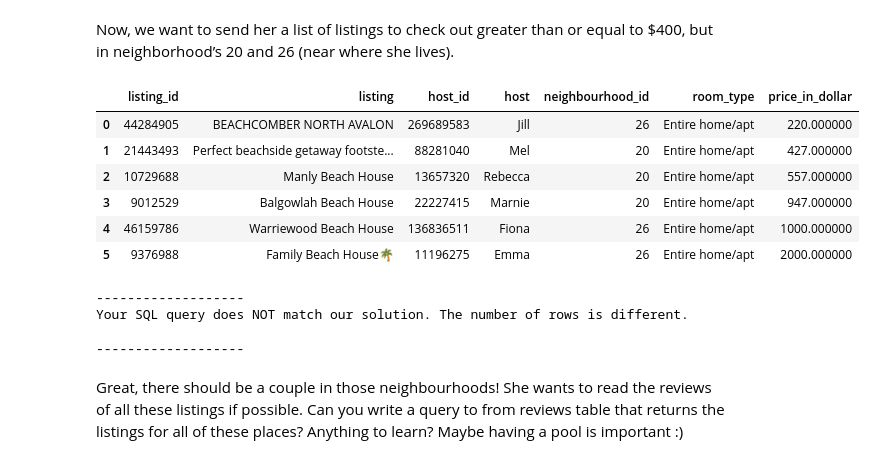
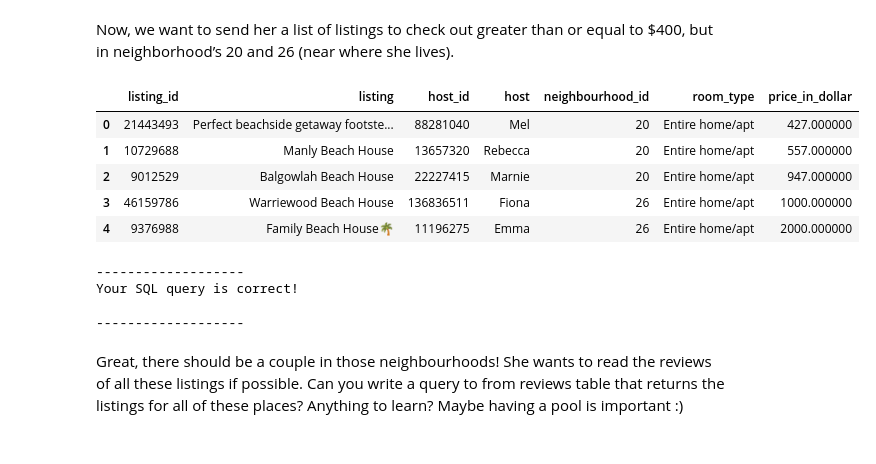
Before and after one commit to siddiq93/Excel-work, a Jupyter notebook: Siddiq_Khan_Week_1_Project_SQLCC.ipynb, the cells around one changed output. Cells and saved outputs as stored; diff of their text form; code cells hidden in the pictures.

```diff
--- a/Siddiq_Khan_Week_1_Project_SQLCC.ipynb
+++ b/Siddiq_Khan_Week_1_Project_SQLCC.ipynb
@@ -577,30 +579,28 @@ Now, we want to send her a list of listings to check out greater than or equal t
 # %%
 ### Question: q1_2_10b
 # Instructions:
 # 1/ Fetch all columns from the listings table
 # 2/ Make sure you filter listings, having a price_in_dollar greater than or equal to than 400 dollars
 # 3/ Make sure you filter listings also on having neighbourhood_id 20 or 26
 # 4/ Make sure you order the list by price_in_dollar ascendingly
 
 # TO BE COMPLETED
 query = """
-SELECT * FROM listings WHERE price_in_dollar >= 400
-and neighbourhood_id = 20 or neighbourhood_id = 26
+SELECT * FROM listings WHERE price_in_dollar >= 400 AND neighbourhood_id in(20,26)
 ORDER BY price_in_dollar ASC;
 """
 
 run(query)
 check(q1_2_10b = query)
 # %% [output]
 |  | listing_id | listing | host_id | host | neighbourhood_id | room_type | price_in_dollar |
-| 0 | 44284905 | BEACHCOMBER NORTH AVALON | 269689583 | Jill | 26 | Entire home/apt | 220.000000 |
-| 1 | 21443493 | Perfect beachside getaway footste... | 88281040 | Mel | 20 | Entire home/apt | 427.000000 |
-| 2 | 10729688 | Manly Beach House | 13657320 | Rebecca | 20 | Entire home/apt | 557.000000 |
-| 3 | 9012529 | Balgowlah Beach House | 22227415 | Marnie | 20 | Entire home/apt | 947.000000 |
-| 4 | 46159786 | Warriewood Beach House | 136836511 | Fiona | 26 | Entire home/apt | 1000.000000 |
-| 5 | 9376988 | Family Beach House🌴 | 11196275 | Emma | 26 | Entire home/apt | 2000.000000 |
+| 0 | 21443493 | Perfect beachside getaway footste... | 88281040 | Mel | 20 | Entire home/apt | 427.000000 |
+| 1 | 10729688 | Manly Beach House | 13657320 | Rebecca | 20 | Entire home/apt | 557.000000 |
+| 2 | 9012529 | Balgowlah Beach House | 22227415 | Marnie | 20 | Entire home/apt | 947.000000 |
+| 3 | 46159786 | Warriewood Beach House | 136836511 | Fiona | 26 | Entire home/apt | 1000.000000 |
+| 4 | 9376988 | Family Beach House🌴 | 11196275 | Emma | 26 | Entire home/apt | 2000.000000 |
 -------------------
-Your SQL query does NOT match our solution. The number of rows is different.
+Your SQL query is correct!
 
 -------------------
 # %% [markdown]
```
Also changed, not shown: parts of 15 cells of this notebook.
